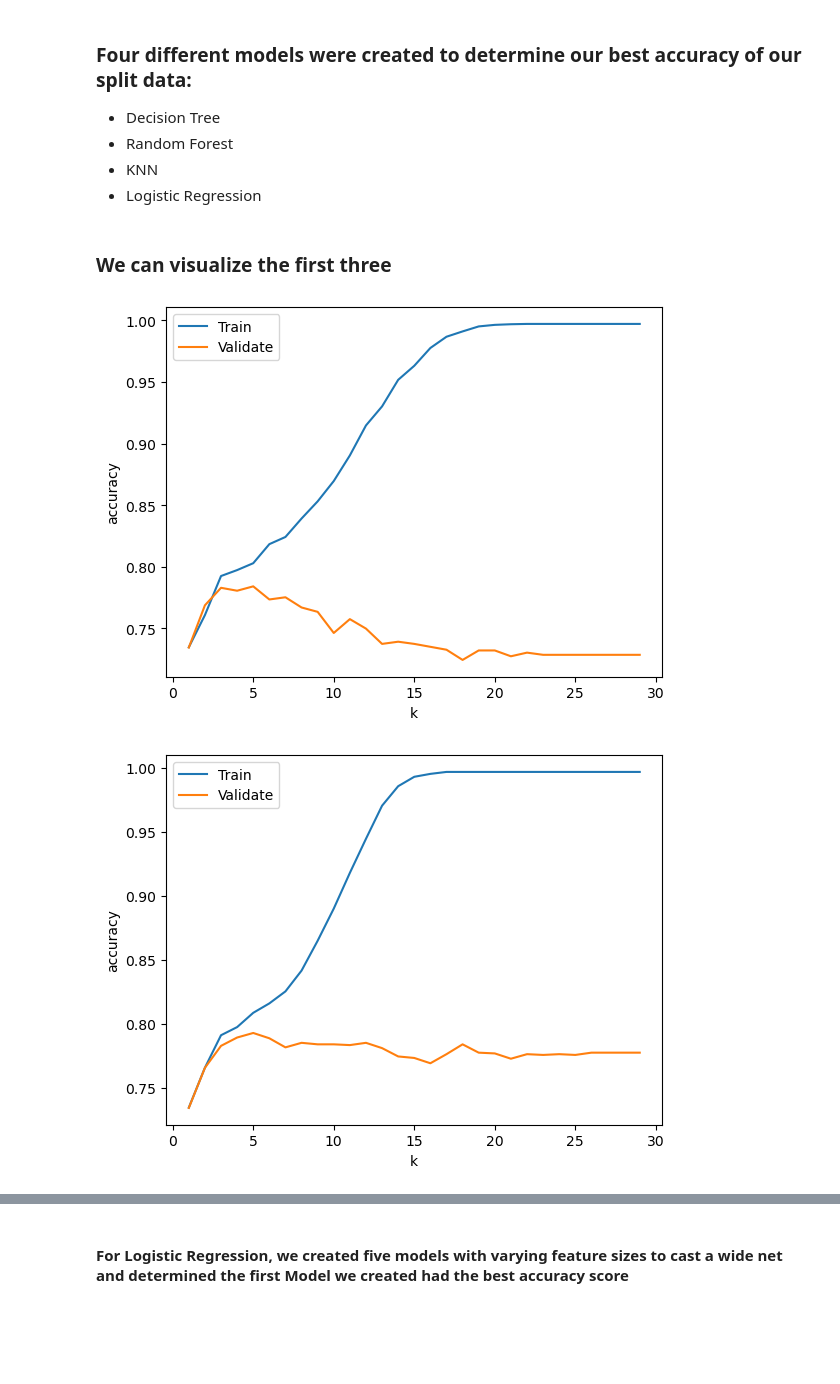
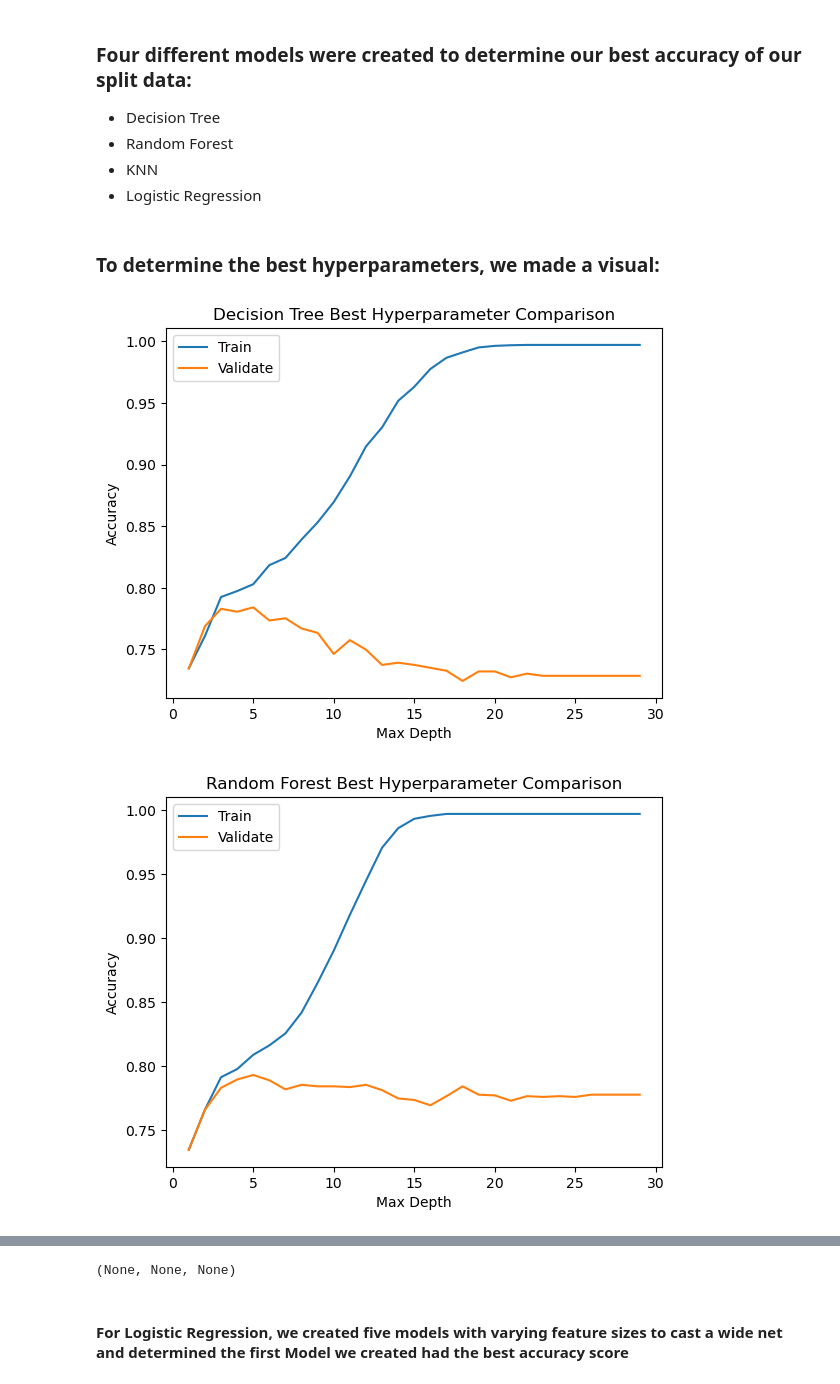
Before and after one commit to Jay-Almendarez/Classification-Project-Report, a Jupyter notebook: Final Report.ipynb, the cells around one changed output, grey strips where cells are left out. Saved outputs shown, nothing was run; the diff lists cells and outputs as text; code cells hidden in the pictures; blank space fills up the shorter version.

```diff
--- a/Final Report.ipynb
+++ b/Final Report.ipynb
@@ -114,11 +183,10 @@ ___
 - KNN
 - Logistic Regression
 # %% [markdown]
-### We can visualize the first three
+### To determine the best hyperparameters, we made a visual:
 # %%
-dt_comp()
-rf_comp()
-knn_comp()
+# 3 function calls to bring in graphs designed to find best criteria for modeling
+dt_comp(), rf_comp(), knn_comp()
 # %% [output]
-[figure, old version]
+[figure, new version]
-[figure, old version]
+[figure, new version]
@@ -126,3 +194,4 @@ knn_comp()
+(None, None, None)
 # %% [markdown]
 #### For Logistic Regression, we created five models with varying feature sizes to cast a wide net and determined the first Model we created had the best accuracy score
 # %%
```
Also changed, not shown: parts of 42 cells of this notebook.
